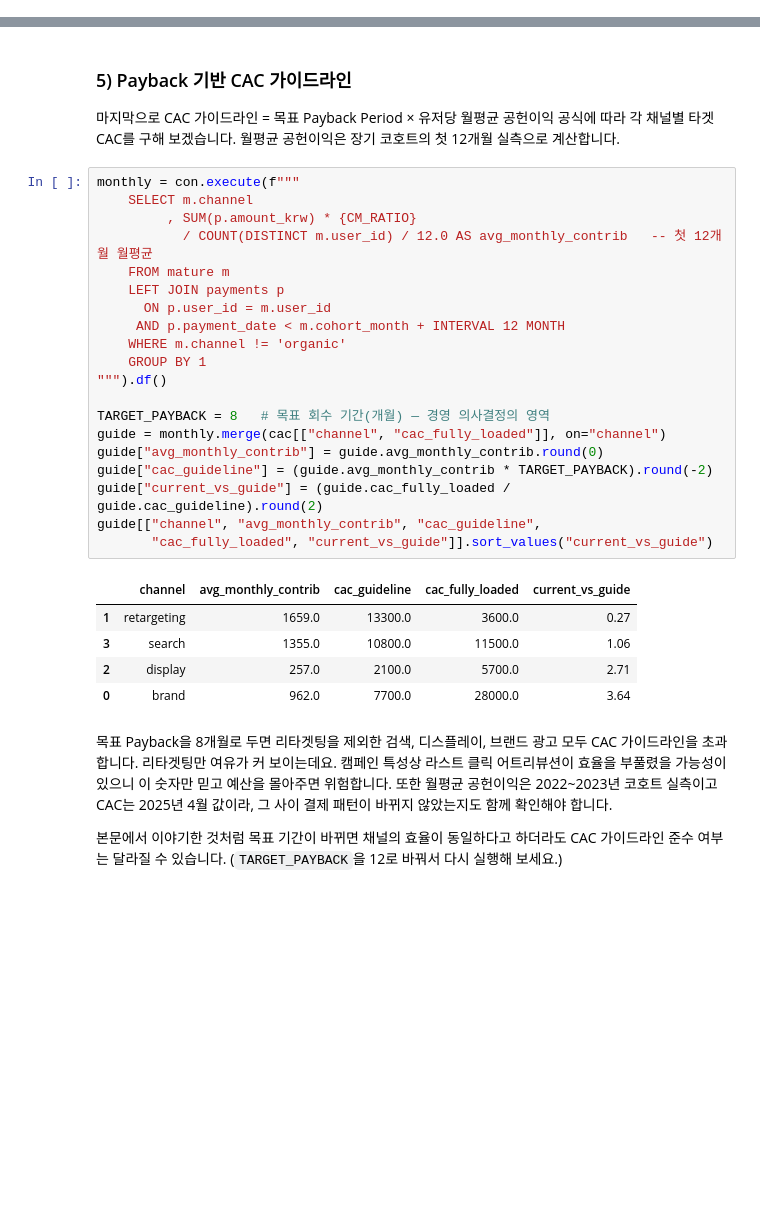
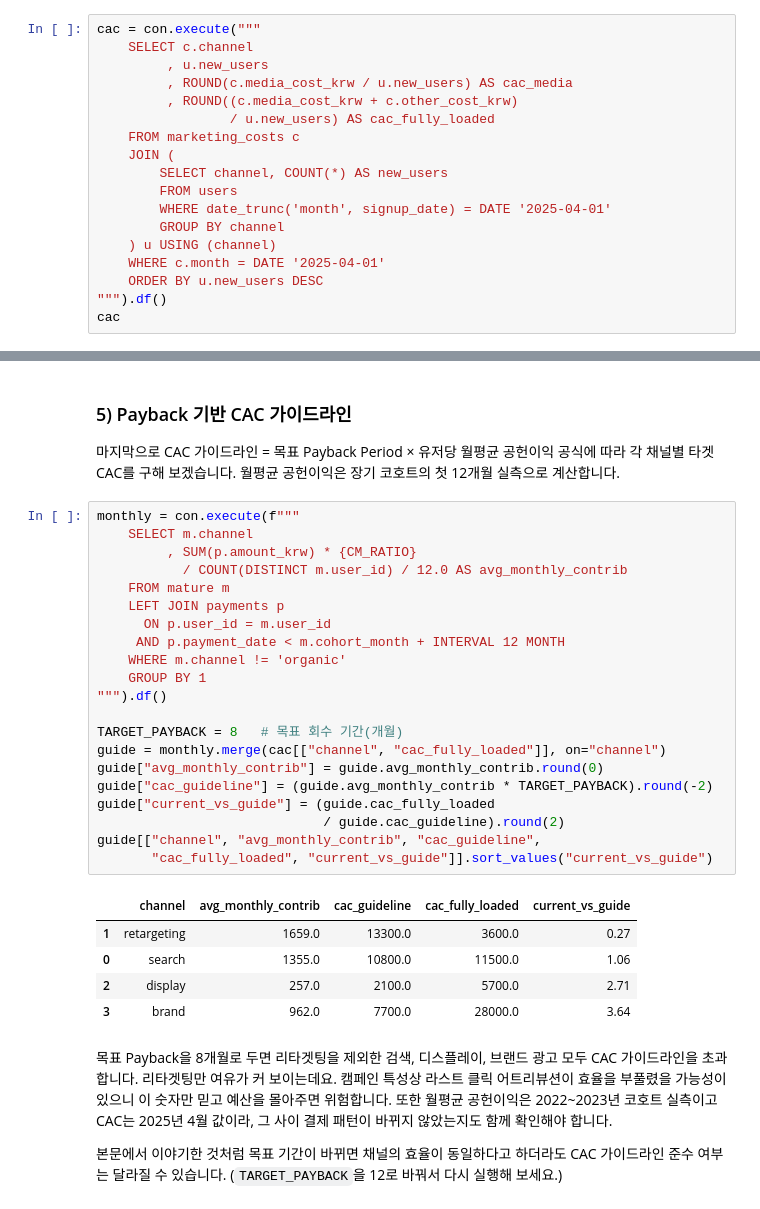
Before and after one commit to duilee/data_analysis_101, a Jupyter notebook: 07_ROAS가_220인데_왜_우리는_적자예요/unit_economics.ipynb, the cells around one changed output, grey strips where cells are left out. Drawn from its saved outputs; the diff is of its cells as text; blank space fills up the shorter version.

```diff
--- a/07_ROAS가_220인데_왜_우리는_적자예요/unit_economics.ipynb
+++ b/07_ROAS가_220인데_왜_우리는_적자예요/unit_economics.ipynb
@@ -85,0 +48,18 @@ fully-loaded CAC        : 14,500원  (+21%)
+# %%
+cac = con.execute("""
+    SELECT c.channel
+         , u.new_users
+         , ROUND(c.media_cost_krw / u.new_users) AS cac_media
+         , ROUND((c.media_cost_krw + c.other_cost_krw)
+                 / u.new_users) AS cac_fully_loaded
+    FROM marketing_costs c
+    JOIN (
+        SELECT channel, COUNT(*) AS new_users
+        FROM users
+        WHERE date_trunc('month', signup_date) = DATE '2025-04-01'
+        GROUP BY channel
+    ) u USING (channel)
+    WHERE c.month = DATE '2025-04-01'
+    ORDER BY u.new_users DESC
+""").df()
+cac
@@ -259,32 +264,33 @@ Display - Mar: payback = 미회수 (관측 구간 내)
 마지막으로 CAC 가이드라인 = 목표 Payback Period × 유저당 월평균 공헌이익 공식에 따라
 각 채널별 타겟 CAC를 구해 보겠습니다. 월평균 공헌이익은 장기 코호트의 첫 12개월 실측으로
 계산합니다.
-# %%
-monthly = con.execute(f"""
-    SELECT m.channel
-         , SUM(p.amount_krw) * {CM_RATIO}
-           / COUNT(DISTINCT m.user_id) / 12.0 AS avg_monthly_contrib   -- 첫 12개월 월평균
-    FROM mature m
-    LEFT JOIN payments p
-      ON p.user_id = m.user_id
-     AND p.payment_date < m.cohort_month + INTERVAL 12 MONTH
-    WHERE m.channel != 'organic'
-    GROUP BY 1
-""").df()
-
-TARGET_PAYBACK = 8   # 목표 회수 기간(개월) — 경영 의사결정의 영역
-guide = monthly.merge(cac[["channel", "cac_fully_loaded"]], on="channel")
-guide["avg_monthly_contrib"] = guide.avg_monthly_contrib.round(0)
-guide["cac_guideline"] = (guide.avg_monthly_contrib * TARGET_PAYBACK).round(-2)
-guide["current_vs_guide"] = (guide.cac_fully_loaded / guide.cac_guideline).round(2)
-guide[["channel", "avg_monthly_contrib", "cac_guideline",
-       "cac_fully_loaded", "current_vs_guide"]].sort_values("current_vs_guide")
-# %% [output]
-|  | channel | avg_monthly_contrib | cac_guideline | cac_fully_loaded | current_vs_guide |
-| 1 | retargeting | 1659.0 | 13300.0 | 3600.0 | 0.27 |
-| 3 | search | 1355.0 | 10800.0 | 11500.0 | 1.06 |
-| 2 | display | 257.0 | 2100.0 | 5700.0 | 2.71 |
-| 0 | brand | 962.0 | 7700.0 | 28000.0 | 3.64 |
+# %%
+monthly = con.execute(f"""
+    SELECT m.channel
+         , SUM(p.amount_krw) * {CM_RATIO}
+           / COUNT(DISTINCT m.user_id) / 12.0 AS avg_monthly_contrib
+    FROM mature m
+    LEFT JOIN payments p
+      ON p.user_id = m.user_id
+     AND p.payment_date < m.cohort_month + INTERVAL 12 MONTH
+    WHERE m.channel != 'organic'
+    GROUP BY 1
+""").df()
+
+TARGET_PAYBACK = 8   # 목표 회수 기간(개월)
+guide = monthly.merge(cac[["channel", "cac_fully_loaded"]], on="channel")
+guide["avg_monthly_contrib"] = guide.avg_monthly_contrib.round(0)
+guide["cac_guideline"] = (guide.avg_monthly_contrib * TARGET_PAYBACK).round(-2)
+guide["current_vs_guide"] = (guide.cac_fully_loaded
+                             / guide.cac_guideline).round(2)
+guide[["channel", "avg_monthly_contrib", "cac_guideline",
+       "cac_fully_loaded", "current_vs_guide"]].sort_values("current_vs_guide")
+# %% [output]
+|  | channel | avg_monthly_contrib | cac_guideline | cac_fully_loaded | current_vs_guide |
+| 1 | retargeting | 1659.0 | 13300.0 | 3600.0 | 0.27 |
+| 0 | search | 1355.0 | 10800.0 | 11500.0 | 1.06 |
+| 2 | display | 257.0 | 2100.0 | 5700.0 | 2.71 |
+| 3 | brand | 962.0 | 7700.0 | 28000.0 | 3.64 |
 # %% [markdown]
 목표 Payback을 8개월로 두면 리타겟팅을 제외한 검색, 디스플레이, 브랜드 광고 모두 CAC
 가이드라인을 초과합니다. 리타겟팅만 여유가 커 보이는데요. 캠페인 특성상 라스트 클릭
```
Also changed, not shown: parts of 19 cells of this notebook, 4 other files.
